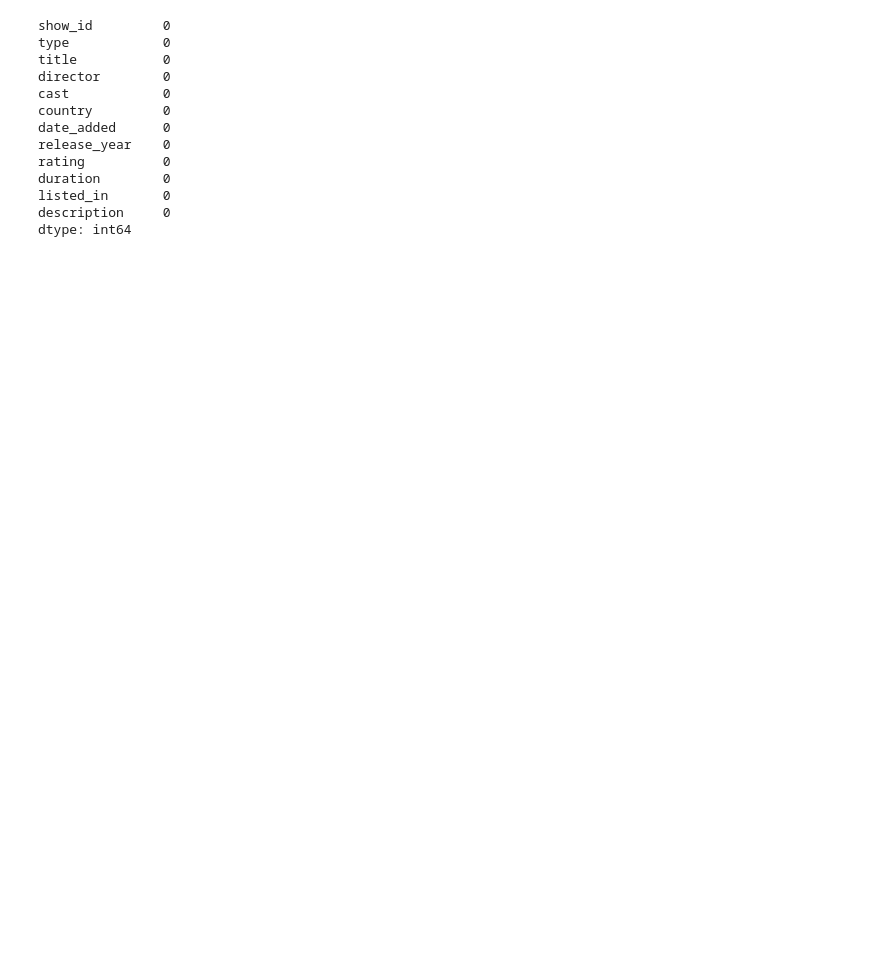
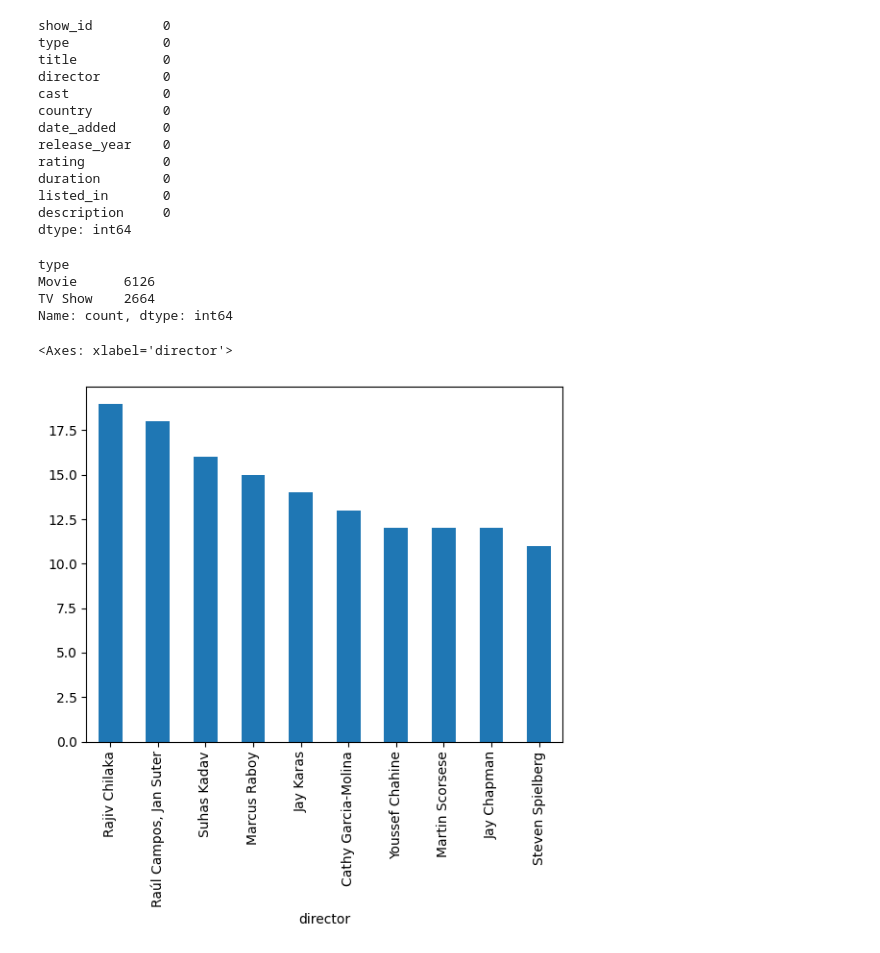
Before and after one commit to aayushmanz/Python-For-Data-Science, a Jupyter notebook: Pandas in Python/Practice in pandas/Practice_7_.ipynb, the cells around one changed output. Cells and saved outputs as stored; diff of their text form; code cells hidden in the pictures; blank space fills up the shorter version.

```diff
--- a/Pandas in Python/Practice in pandas/Practice_7_.ipynb
+++ b/Pandas in Python/Practice in pandas/Practice_7_.ipynb
@@ -97,3 +97,18 @@ duration        0
 listed_in       0
 description     0
 dtype: int64
+# %%
+df['type'].value_counts()
+# %% [output]
+type
+Movie      6126
+TV Show    2664
+Name: count, dtype: int64
+# %%
+movies = df[df['type']=='Movie']
+movies = movies[movies['director']!='Unknown']
+movies['director'].value_counts().head(10).plot(kind='bar')
+ # ok so there are the most movies directors.
+# %% [output]
+<Axes: xlabel='director'>
+[figure, added]
```
Also changed, not shown: parts of 2 cells of this notebook.
